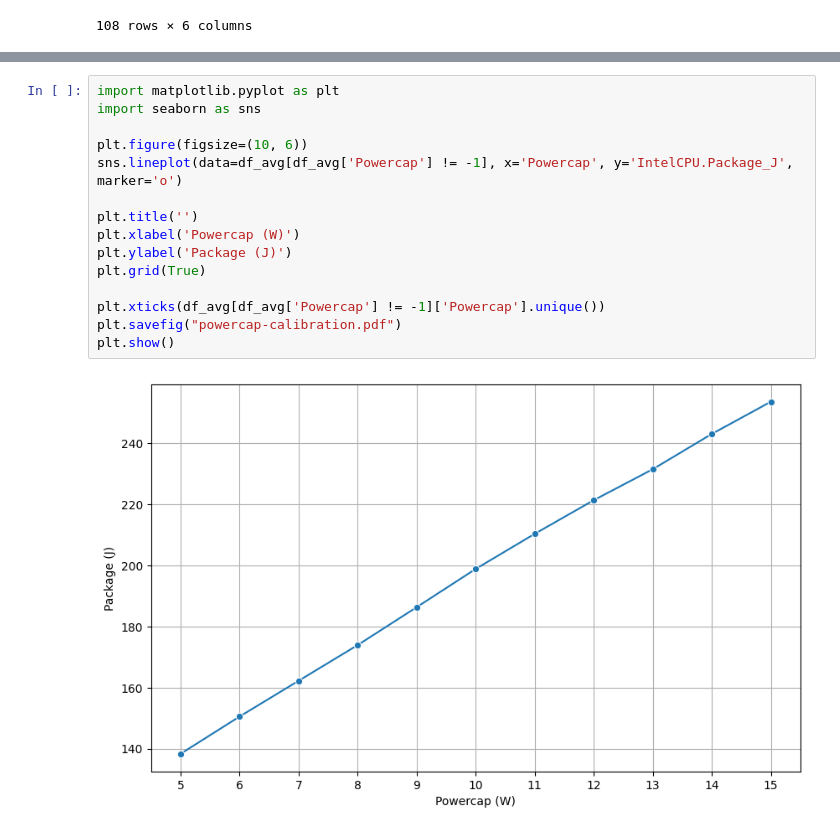
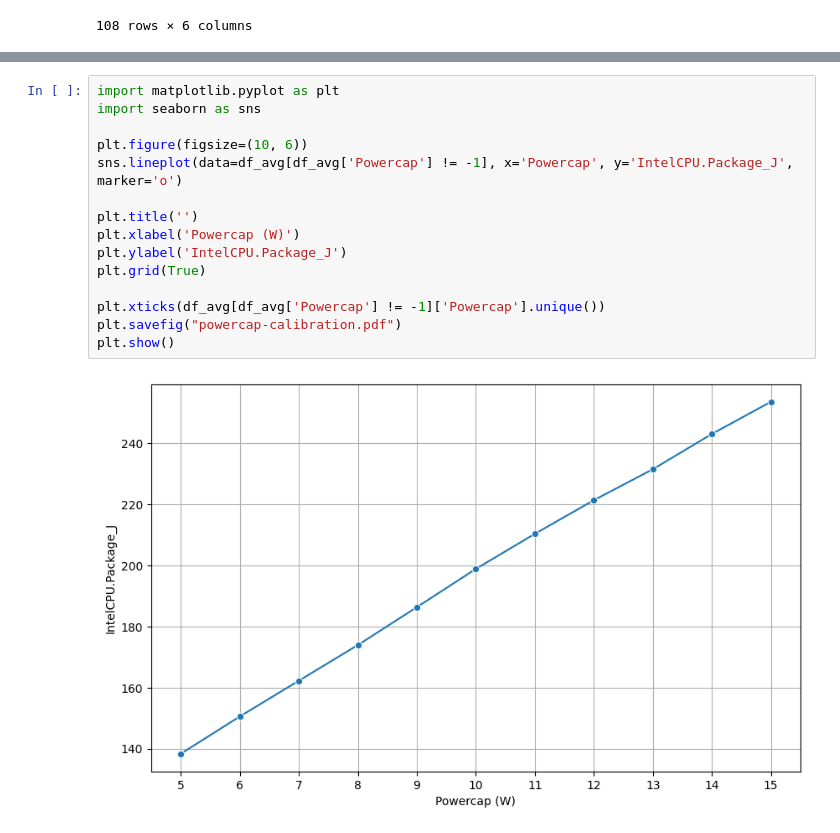
Before and after one commit to simaocunha71/GreenMeasurer, a Jupyter notebook: configurations-paper/plots/powercap_analysis.ipynb, the cells around one changed output, grey strips where cells are left out. Drawn from its saved outputs; the diff is of its cells as text.

```diff
--- a/configurations-paper/plots/powercap_analysis.ipynb
+++ b/configurations-paper/plots/powercap_analysis.ipynb
@@ -71,17 +71,17 @@ df_avg
 # %%
 import matplotlib.pyplot as plt
 import seaborn as sns
 
 plt.figure(figsize=(10, 6))
 sns.lineplot(data=df_avg[df_avg['Powercap'] != -1], x='Powercap', y='IntelCPU.Package_J', marker='o')
 
 plt.title('')
 plt.xlabel('Powercap (W)')
-plt.ylabel('Package (J)')
+plt.ylabel('IntelCPU.Package_J')
 plt.grid(True)
 
 plt.xticks(df_avg[df_avg['Powercap'] != -1]['Powercap'].unique())
 plt.savefig("powercap-calibration.pdf")
 plt.show()
 # %% [output]
-[figure, old version]
+[figure, new version]
```
Also changed, not shown: 20 other files.
